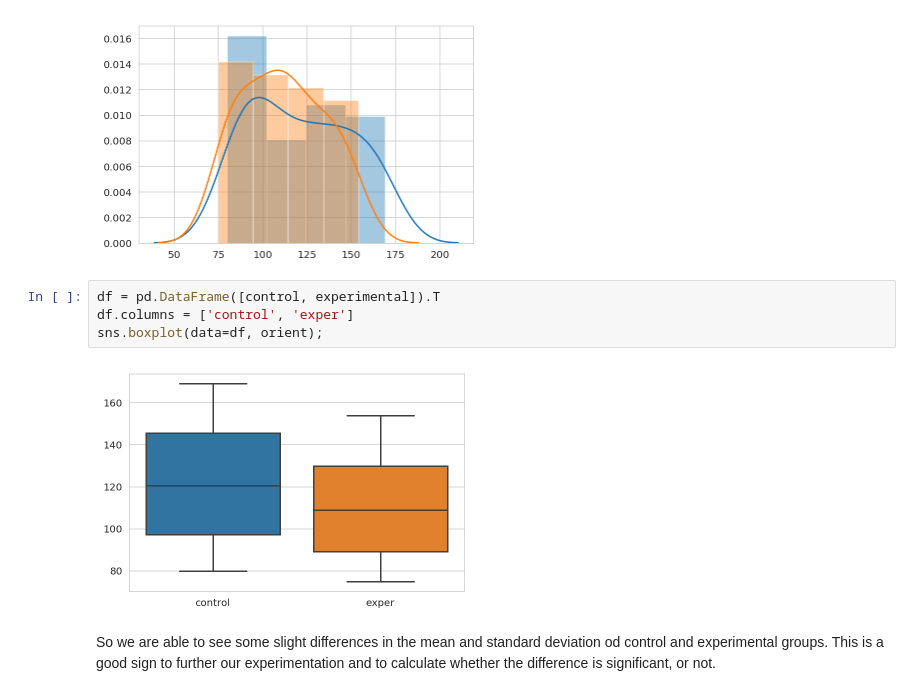
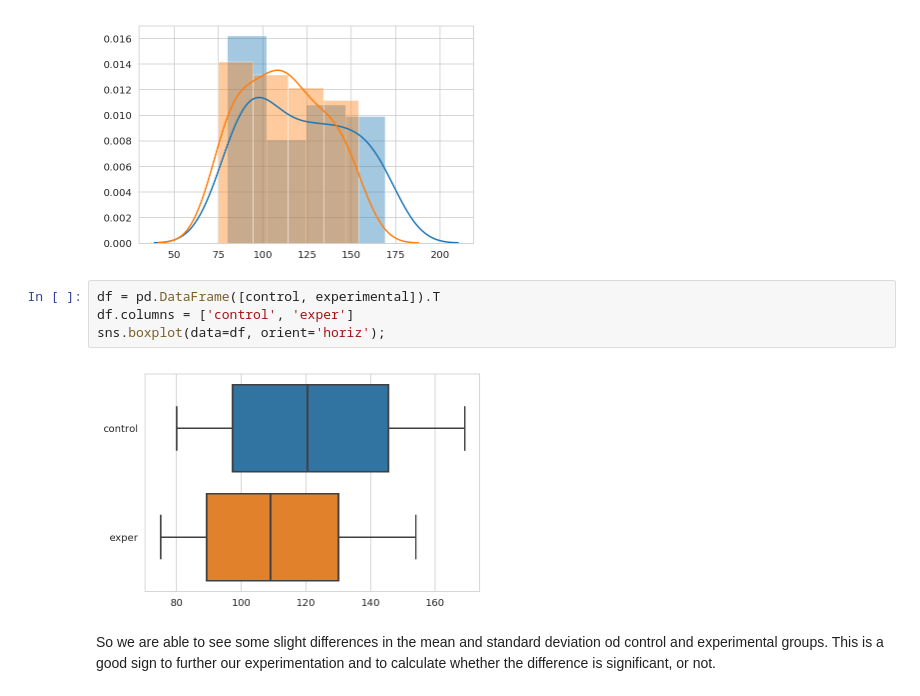
Before and after one commit to UpwardTrajectory/dsc-2-20-09-2-sample-t-tests-lab-seattle-ds-career-040119, a Jupyter notebook: index.ipynb, the cells around one changed output. Drawn from its saved outputs; the diff is of its cells as text.

```diff
--- a/index.ipynb
+++ b/index.ipynb
@@ -63,9 +63,9 @@ sns.distplot(experimental);
 # %%
 df = pd.DataFrame([control, experimental]).T
 df.columns = ['control', 'exper']
-sns.boxplot(data=df, orient);
+sns.boxplot(data=df, orient='horiz');
 # %% [output]
-[figure, old version]
+[figure, new version]
 # %% [markdown]
 So we are able to see some slight differences in the mean and standard deviation od control and experimental groups. This is a good sign to further our experimentation and to calculate whether the difference is significant, or not.
 # %%
```
